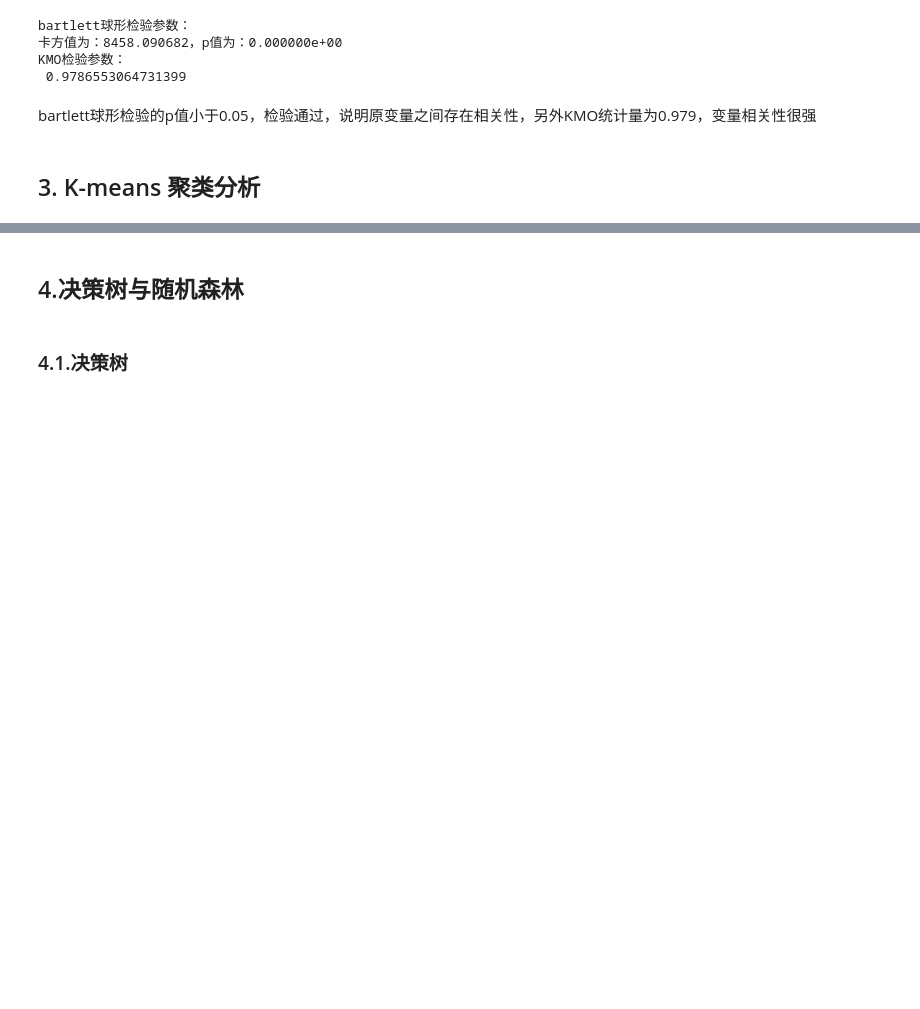
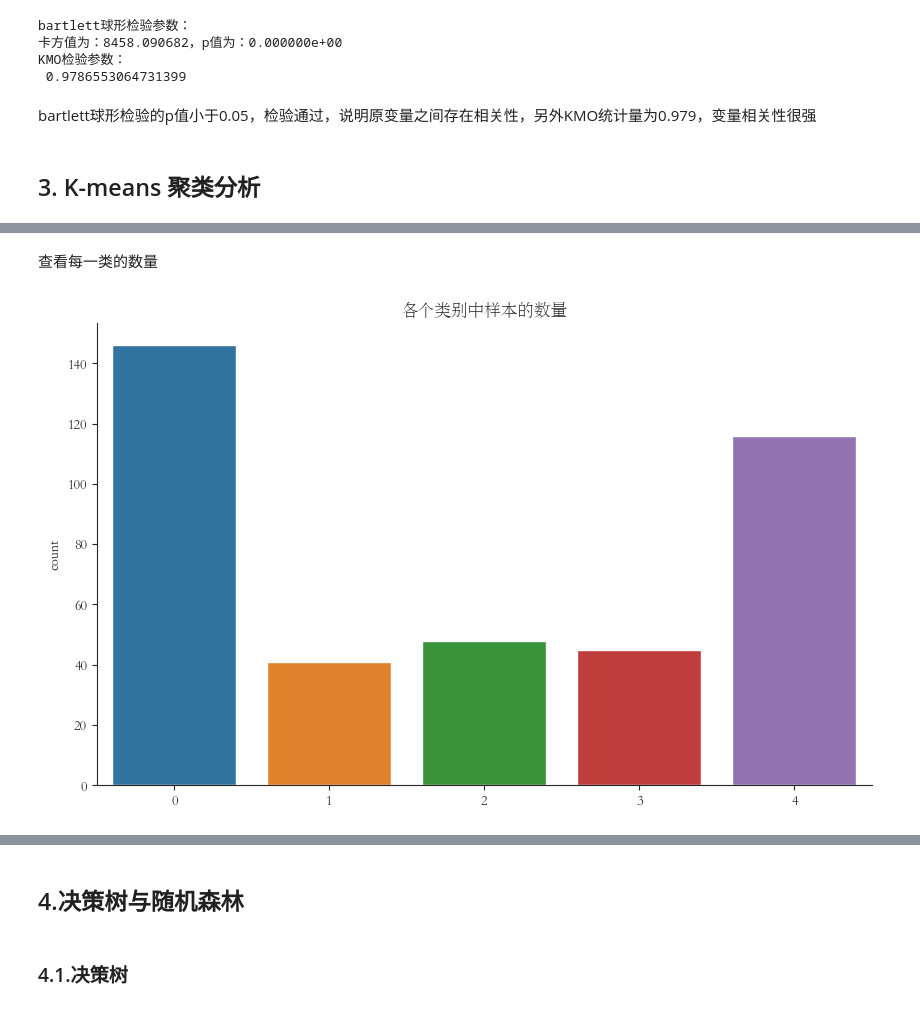
Before and after one commit to wifi504/new-cn-tea-analysis, a Jupyter notebook: main.ipynb, the cells around one changed output, grey strips where cells are left out. Drawn from its saved outputs; the diff is of its cells as text; code cells hidden in the pictures; blank space fills up the shorter version.

```diff
--- a/main.ipynb
+++ b/main.ipynb
@@ -147,0 +171,13 @@ Text(0, 0.5, 'Inertia')
+# %% [markdown]
+查看每一类的数量
+# %%
+model = KMeans(n_clusters=5, n_init='auto', random_state=0, algorithm='elkan').fit(X)
+
+fig, ax = plt.subplots(figsize=(10,6))
+pl = sns.countplot(x = model.labels_)
+pl.set_title("各个类别中样本的数量")
+ax.spines["top"].set_visible(False)
+ax.spines["right"].set_visible(False)
+plt.show()
+# %% [output]
+[figure, added]
```
Also changed, not shown: parts of 29 cells of this notebook.
